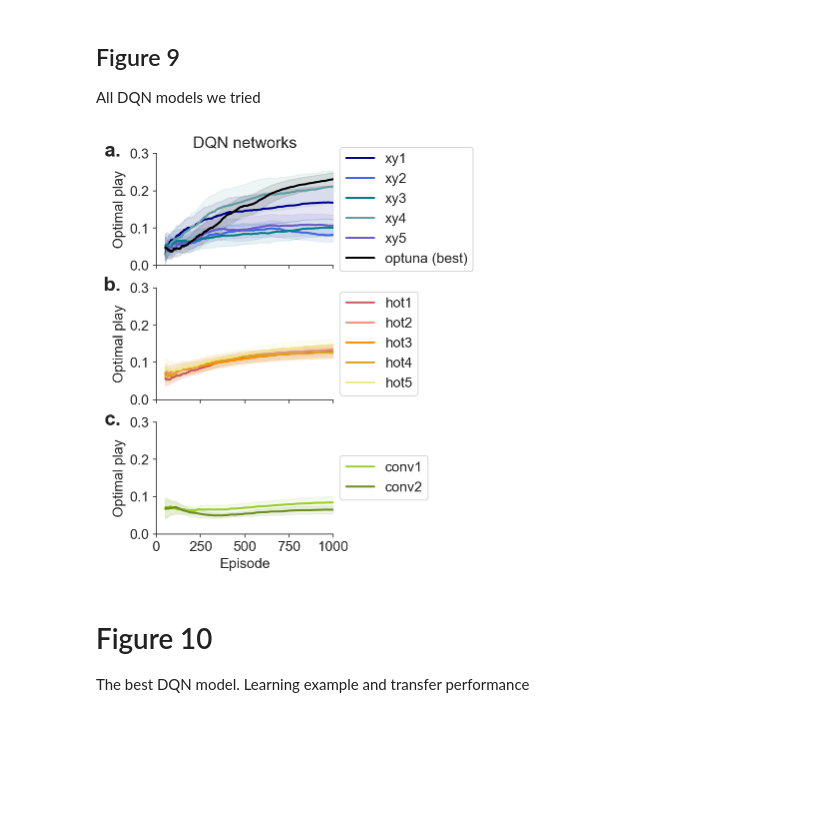
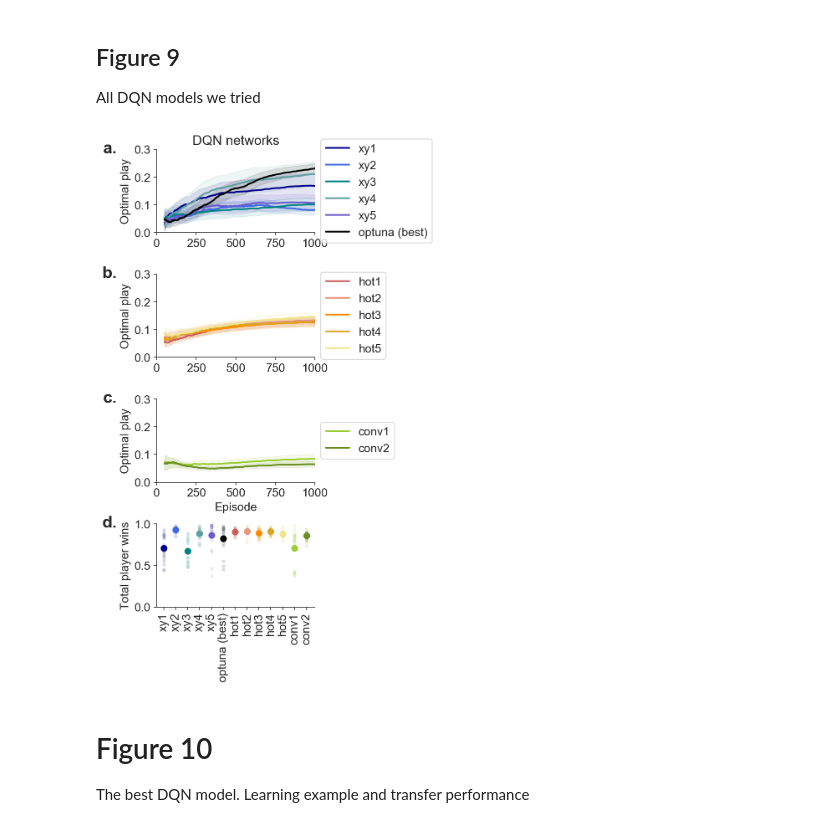
Before and after one commit to CoAxLab/azad, a Jupyter notebook: notebooks/figures.ipynb, the cells around one changed output. Saved outputs shown, nothing was run; the diff lists cells and outputs as text; code cells hidden in the pictures; blank space fills up the shorter version.

Commit message:
Update Fig 9 - add player wind Update Fig 10 - remove Q/loss

```diff
--- a/notebooks/figures.ipynb
+++ b/notebooks/figures.ipynb
@@ -1115,7 +1139,7 @@ for model in eval_73_envs:
 
 All DQN models we tried
 # %%
-fig, ax = plt.subplots(3, 1, figsize=(6, 6.5), sharex=True, sharey=True)
+fig, ax = plt.subplots(4, 1, figsize=(6.5, 9.5), sharex=False)
 _ = sns.despine()
 
 # Set column titles
@@ -1138,7 +1162,7 @@ _ = ax[0].legend(loc='center left', bbox_to_anchor=(1, 0.5))
 _ = ax[0].set_ylabel("Optimal play")
 _ = ax[0].set_xlim(0, 1000)
 _ = ax[0].set_ylim(0, .3)
-_ = ax[0].text(-0.2, 1.1, "a.", transform=ax[0].transAxes,
+_ = ax[0].text(-0.25, 1.1, "a.", transform=ax[0].transAxes,
       fontsize=20, fontweight='bold', va='top', ha='right')
 
 # -
@@ -1150,37 +1174,60 @@ for color, model, name in zip(colors, mlp_hot, mlp_hot_names):
                            avg + 2*sem,
                            avg - 2*sem,
                            color=color, alpha=0.1)
 _ = ax[1].legend(loc='center left', bbox_to_anchor=(1, 0.5))
 _ = ax[1].set_ylabel("Optimal play")
 _ = ax[1].set_xlim(0, 1000)
 _ = ax[1].set_ylim(0, .3)
-_ = ax[1].text(-0.2, 1.1, "b.", transform=ax[1].transAxes,
+_ = ax[1].text(-0.25, 1.1, "b.", transform=ax[1].transAxes,
       fontsize=20, fontweight='bold', va='top', ha='right')
 
 # -
 colors = ["yellowgreen", "olivedrab", "olive"]
 for color, model, name in zip(colors, conv_hot, conv_hot_names):
     episodes, avg, sem = score_summary(exp_63[model], key=key)
     _ = ax[2].plot(episodes, avg, linestyle="-", color=color, alpha=1.0, linewidth=2, label=name)
     _ = ax[2].fill_between(episodes,
                            avg + 2*sem,
                            avg - 2*sem,
                            color=color, alpha=0.1)
 _ = ax[2].legend(loc='center left', bbox_to_anchor=(1, 0.5))
 _ = ax[2].set_xlabel("Episode")
 _ = ax[2].set_ylabel("Optimal play")
 _ = ax[2].set_ylim(0, .3)
 _ = ax[2].set_xlim(0, 1000)
-_ = ax[2].text(-0.2, 1.1, "c.", transform=ax[2].transAxes,
+_ = ax[2].text(-0.25, 1.1, "c.", transform=ax[2].transAxes,
+      fontsize=20, fontweight='bold', va='top', ha='right')
+
+# -
+model_names = mlp_xy + mlp_hot + conv_hot
+model_better = mlp_xy_names + mlp_hot_names + conv_hot_names
+colors_xy = [ "darkblue", "royalblue", "teal", "cadetblue", "slateblue", "black"]
+colors_hot = colors = [ "indianred", "darksalmon", "darkorange", "goldenrod", "khaki"]
+colors_conv = ["yellowgreen", "olivedrab", "olive"]
+colors = colors_xy + colors_hot + colors_conv
+
+key = 'total_reward'
+for i, (model, better, color) in enumerate(zip(model_names, model_better, colors)):
+    ys = []
+    for r, mon in enumerate(eval_random[model]):
+        y = mon[key][-1]/100
+        ys.append(y)
+        _ = ax[3].scatter(better, y, color=color, alpha=0.1, s=10)
+    _ = ax[3].scatter(better, np.mean(ys), color=color, s=50)
+_ = ax[3].set_ylim(0, 1)
+_ = ax[3].set_ylabel(f"Total player wins")
+_ = ax[3].set_xlabel("")
+_ = ax[3].tick_params(axis='x', labelrotation=90)
+_ = ax[3].text(-0.25, 1.1, "d.", transform=ax[3].transAxes,
       fontsize=20, fontweight='bold', va='top', ha='right')
 
 # -
 _ = fig.tight_layout()
-_ = fig.subplots_adjust(hspace=.2)
+_ = fig.subplots_adjust(hspace=.5)
 
 plt.savefig("figure_9.png", dpi=500, bbox_inches='tight')
 # %% [output]
-[figure, old version]
+[figure, new version]
 # %% [markdown]
 # Figure 10
 
```
Also changed, not shown: parts of 3 cells of this notebook.
